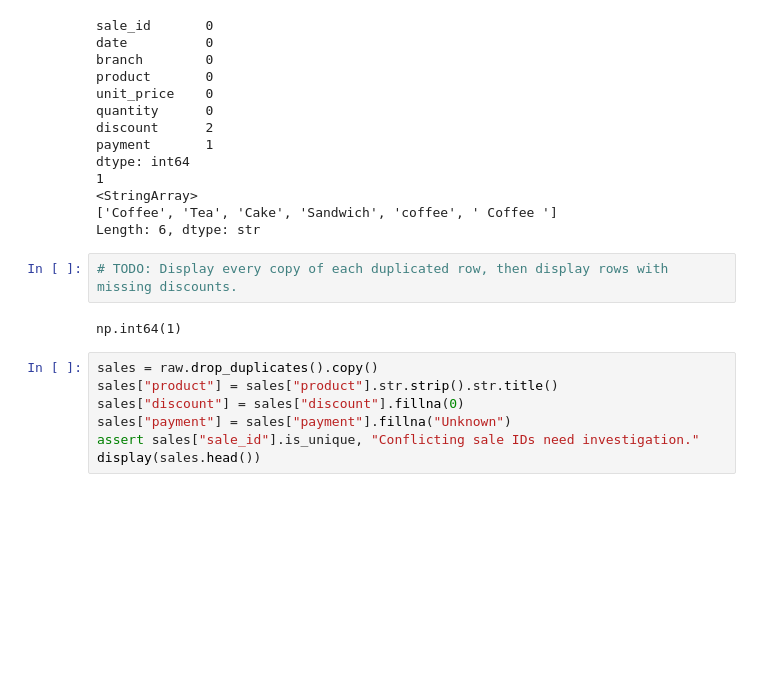
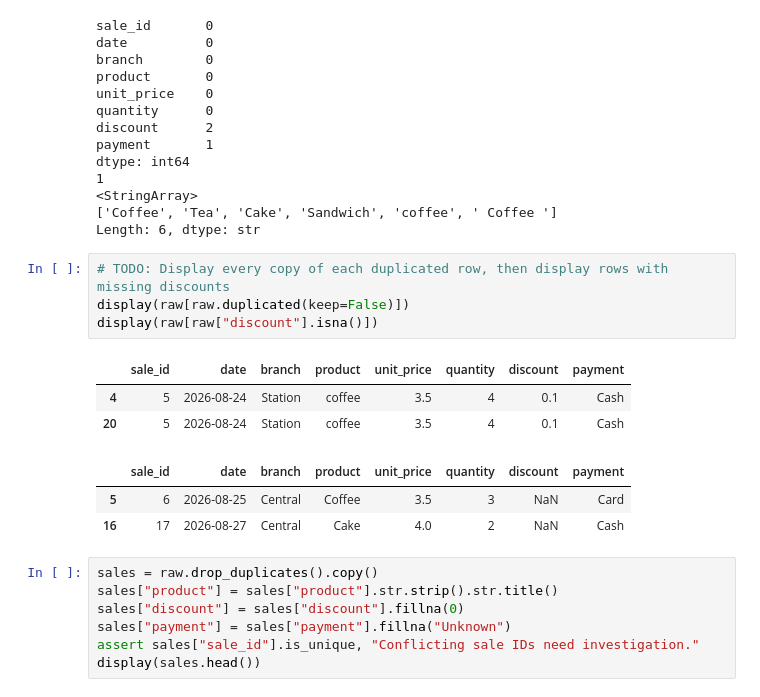
Before and after one commit to hubilic/numpy-projects, a Jupyter notebook: src/numpy_projects/Week15/data_engineering_week15_clean.ipynb, the cells around one changed output. Saved outputs shown, nothing was run; the diff lists cells and outputs as text; blank space fills up the shorter version.

```diff
--- a/src/numpy_projects/Week15/data_engineering_week15_clean.ipynb
+++ b/src/numpy_projects/Week15/data_engineering_week15_clean.ipynb
@@ -122,9 +122,16 @@ dtype: int64
 ['Coffee', 'Tea', 'Cake', 'Sandwich', 'coffee', ' Coffee ']
 Length: 6, dtype: str
 # %%
-# TODO: Display every copy of each duplicated row, then display rows with missing discounts.
+# TODO: Display every copy of each duplicated row, then display rows with missing discounts
+display(raw[raw.duplicated(keep=False)])
+display(raw[raw["discount"].isna()])
 # %% [output]
-np.int64(1)
+|  | sale_id | date | branch | product | unit_price | quantity | discount | payment |
+| 4 | 5 | 2026-08-24 | Station | coffee | 3.5 | 4 | 0.1 | Cash |
+| 20 | 5 | 2026-08-24 | Station | coffee | 3.5 | 4 | 0.1 | Cash |
+|  | sale_id | date | branch | product | unit_price | quantity | discount | payment |
+| 5 | 6 | 2026-08-25 | Central | Coffee | 3.5 | 3 | NaN | Card |
+| 16 | 17 | 2026-08-27 | Central | Cake | 4.0 | 2 | NaN | Cash |
 # %%
 sales = raw.drop_duplicates().copy()
 sales["product"] = sales["product"].str.strip().str.title()
```
Also changed, not shown: parts of 2 cells of this notebook.
